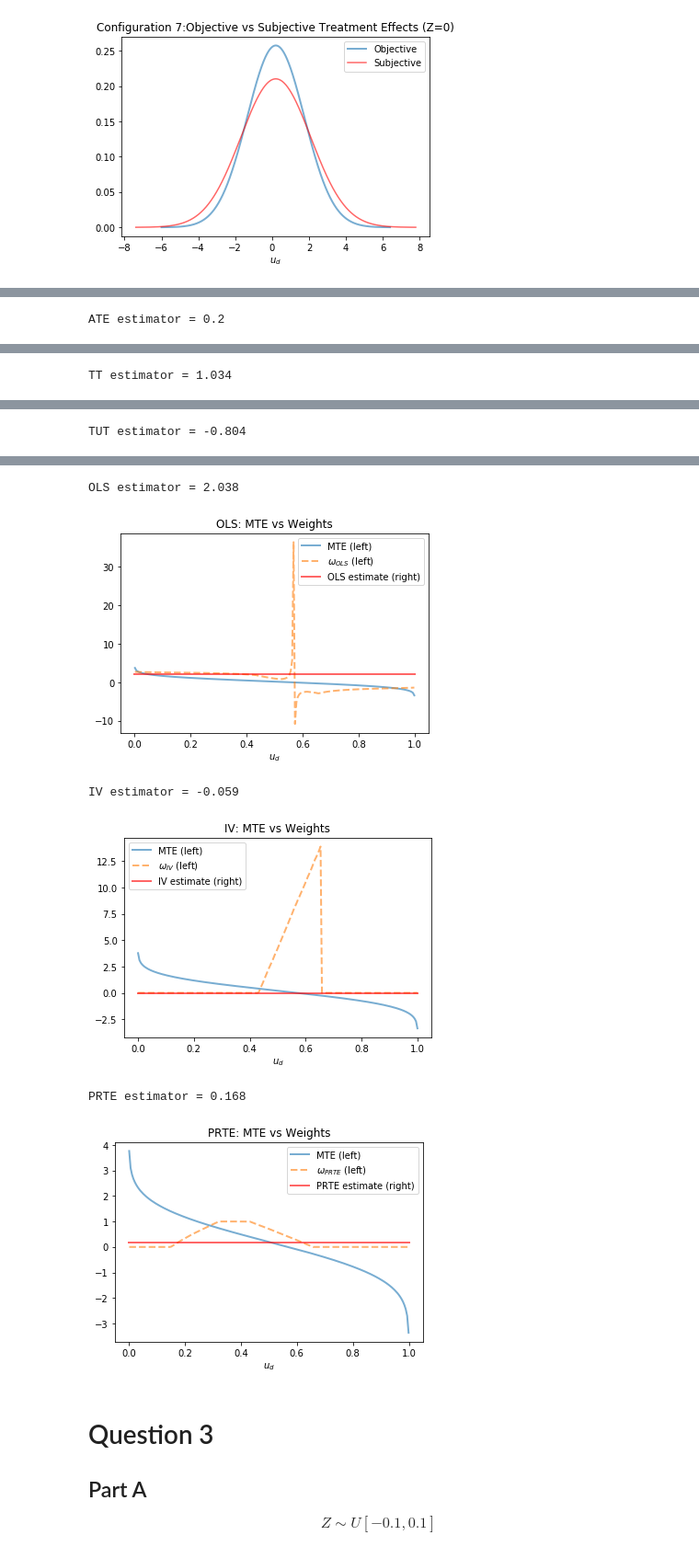
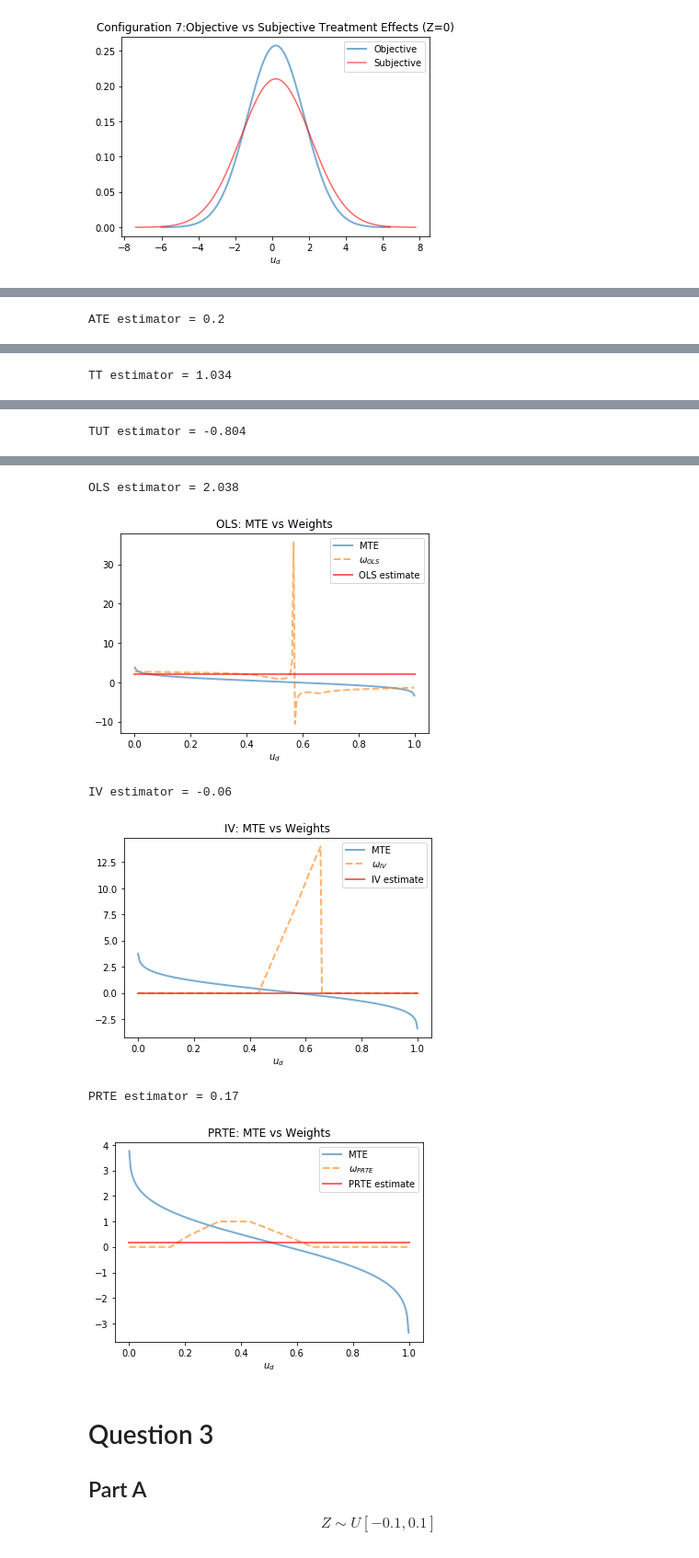
Before and after one commit to jeannesorin/Skwad, a Jupyter notebook: Empirical Analysis III/Problem Sets/Heckman Pset 3/Problem Set 3 MSG.ipynb, the cells around one changed output, grey strips where cells are left out. Shown at 92% size. Cells and saved outputs as stored; diff of their text form; code cells hidden in the pictures.

```diff
--- a/Empirical Analysis III/Problem Sets/Heckman Pset 3/Problem Set 3 MSG.ipynb
+++ b/Empirical Analysis III/Problem Sets/Heckman Pset 3/Problem Set 3 MSG.ipynb
@@ -273,9 +273,9 @@ for weights in ['ATE','TT','TUT','OLS','IV','PRTE']:
     estimator = np.dot(MTE_values,ω)/len(MTE_values)
     print(weights + ' estimator = ' + str(round(estimator,3)))
     fig, ax = plt.subplots()
-    ax.plot(u_d_values, MTE_values, linewidth=2, alpha=0.6, label='MTE (left)')
-    ax.plot(u_d_values, ω, linestyle='dashed', linewidth=2, alpha=0.6, label='$ω_{' + weights +'}$ (left)')
-    ax.plot([0,1], [estimator, estimator], linewidth=2, alpha=0.6, color = 'red', label= weights + ' estimate (right)')
+    ax.plot(u_d_values, MTE_values, linewidth=2, alpha=0.6, label='MTE')
+    ax.plot(u_d_values, ω, linestyle='dashed', linewidth=2, alpha=0.6, label='$ω_{' + weights +'}$')
+    ax.plot([0,1], [estimator, estimator], linewidth=2, alpha=0.6, color = 'red', label= weights + ' estimate')
     ax.legend(loc='best')
     ax.set_title(weights+ ': MTE vs Weights')
     ax.set_xlabel('$u_d$')
@@ -290,9 +290,9 @@ TUT estimator = -0.804
 OLS estimator = 2.038
-[figure, old version]
+[figure, new version]
-IV estimator = -0.059
+IV estimator = -0.06
-[figure, old version]
+[figure, new version]
-PRTE estimator = 0.168
+PRTE estimator = 0.17
-[figure, old version]
+[figure, new version]
 # %% [markdown]
 # Question 3
 ## Part A
```
Also changed, not shown: parts of 1 cell of this notebook.
